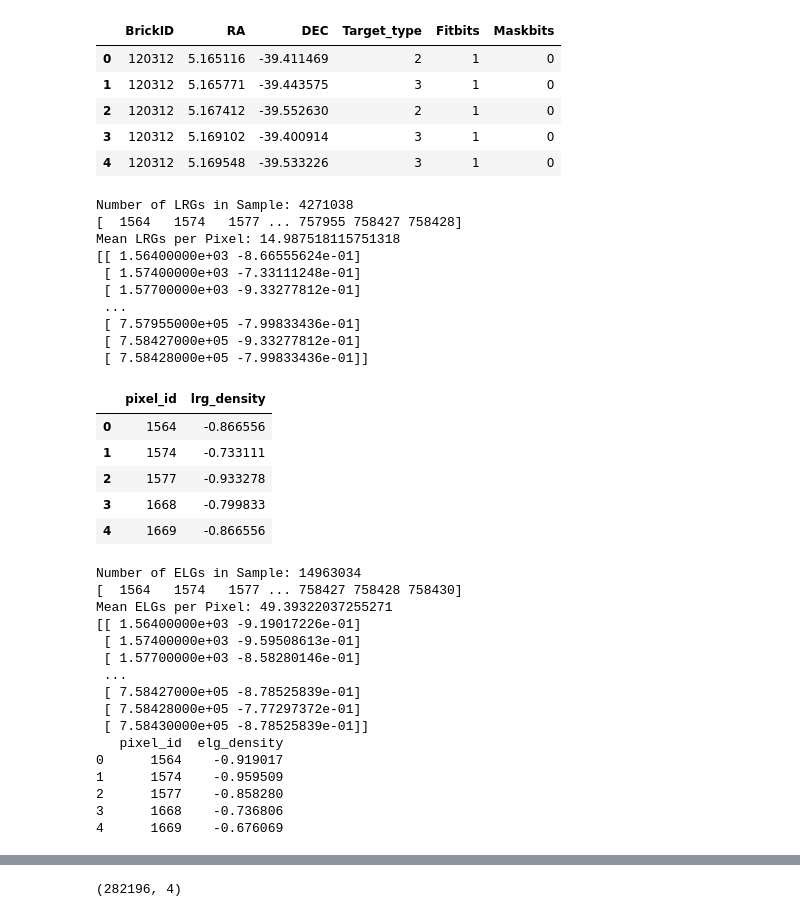
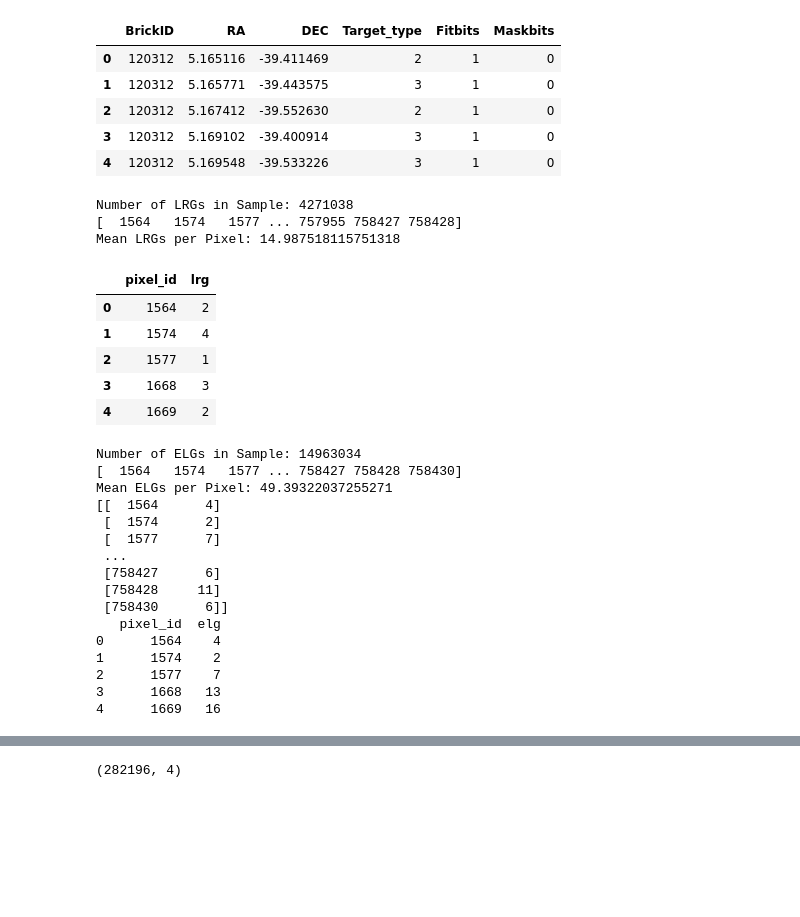
Before and after one commit to elleggert/astrostatistics, a Jupyter notebook: data_exploration/density_systematics_regression.ipynb, the cells around one changed output, grey strips where cells are left out. Drawn from its saved outputs; the diff is of its cells as text; code cells hidden in the pictures; blank space fills up the shorter version.

Commit message:
Changed the extraction to keep the number of objects, rather than already calculating density, scaling can be done later as well

```diff
--- a/data_exploration/density_systematics_regression.ipynb
+++ b/data_exploration/density_systematics_regression.ipynb
@@ -39,47 +39,41 @@ df_objects.head()
 # %%
 # LRG
 
 df_LRG = df_objects[df_objects["Target_type"] == 1]
 ra_LRG = df_LRG["RA"].to_numpy(copy=True)
 dec_LRG = df_LRG["DEC"].to_numpy(copy=True)
 theta, phi = raDec2thetaPhi(ra_LRG, dec_LRG)
 
 print("Number of LRGs in Sample:", len(ra_LRG))
 
 LRG_pixel_indices = hp.ang2pix(NSIDE, theta,phi)
 
 
 # Finding out unique indices and how often they appear --> shows the density of LRGs in this pixel
 (unique, counts) = np.unique(LRG_pixel_indices, return_counts=True)
 
 print(unique)
 
 mean_LRG = counts.mean()
 print("Mean LRGs per Pixel:", mean_LRG)
 # Calculating Densities for every block
-density_LRG = (counts / mean_LRG) - 1
-id_density = np.stack((unique, density_LRG), axis=1)
-print(id_density)
-df_lrg = pd.DataFrame(id_density, columns=['pixel_id', 'lrg_density'])
+
+#density_LRG = (counts / mean_LRG) - 1
+id_density = np.stack((unique, counts), axis=1)
+#print(id_density)
+df_lrg = pd.DataFrame(id_density, columns=['pixel_id', 'lrg'])
 df_lrg.pixel_id = df_lrg.pixel_id.astype(int)
 df_lrg.head()
 # %% [output]
 Number of LRGs in Sample: 4271038
 [  1564   1574   1577 ... 757955 758427 758428]
 Mean LRGs per Pixel: 14.987518115751318
-[[ 1.56400000e+03 -8.66555624e-01]
- [ 1.57400000e+03 -7.33111248e-01]
- [ 1.57700000e+03 -9.33277812e-01]
- ...
- [ 7.57955000e+05 -7.99833436e-01]
- [ 7.58427000e+05 -9.33277812e-01]
- [ 7.58428000e+05 -7.99833436e-01]]
-|  | pixel_id | lrg_density |
-| 0 | 1564 | -0.866556 |
-| 1 | 1574 | -0.733111 |
-| 2 | 1577 | -0.933278 |
-| 3 | 1668 | -0.799833 |
-| 4 | 1669 | -0.866556 |
+|  | pixel_id | lrg |
+| 0 | 1564 | 2 |
+| 1 | 1574 | 4 |
+| 2 | 1577 | 1 |
+| 3 | 1668 | 3 |
+| 4 | 1669 | 2 |
 # %%
 # elg
 
@@ -101,10 +95,10 @@ print(unique)
 mean_ELG = counts.mean()
 print("Mean ELGs per Pixel:", mean_ELG)
 # Calculating Densities for every block
-density_ELG = (counts / mean_ELG) - 1
-id_density = np.stack((unique, density_ELG), axis=1)
+#density_ELG = (counts / mean_ELG) - 1
+id_density = np.stack((unique, counts), axis=1)
 print(id_density)
-df_elg = pd.DataFrame(id_density, columns=['pixel_id', 'elg_density'])
+df_elg = pd.DataFrame(id_density, columns=['pixel_id', 'elg'])
 df_elg.pixel_id = df_elg.pixel_id.astype(int)
 
 print(df_elg.head())
@@ -112,19 +106,19 @@ print(df_elg.head())
 Number of ELGs in Sample: 14963034
 [  1564   1574   1577 ... 758427 758428 758430]
 Mean ELGs per Pixel: 49.39322037255271
-[[ 1.56400000e+03 -9.19017226e-01]
- [ 1.57400000e+03 -9.59508613e-01]
- [ 1.57700000e+03 -8.58280146e-01]
+[[  1564      4]
+ [  1574      2]
+ [  1577      7]
  ...
- [ 7.58427000e+05 -8.78525839e-01]
- [ 7.58428000e+05 -7.77297372e-01]
- [ 7.58430000e+05 -8.78525839e-01]]
-   pixel_id  elg_density
-0      1564    -0.919017
-1      1574    -0.959509
-2      1577    -0.858280
-3      1668    -0.736806
-4      1669    -0.676069
+ [758427      6]
+ [758428     11]
+ [758430      6]]
+   pixel_id  elg
+0      1564    4
+1      1574    2
+2      1577    7
+3      1668   13
+4      1669   16
 # %%
 df_QSO = df_objects[df_objects["Target_type"] == 3]
 ra_QSO = df_QSO["RA"].to_numpy(copy=True)
```
Also changed, not shown: parts of 5 cells of this notebook.
